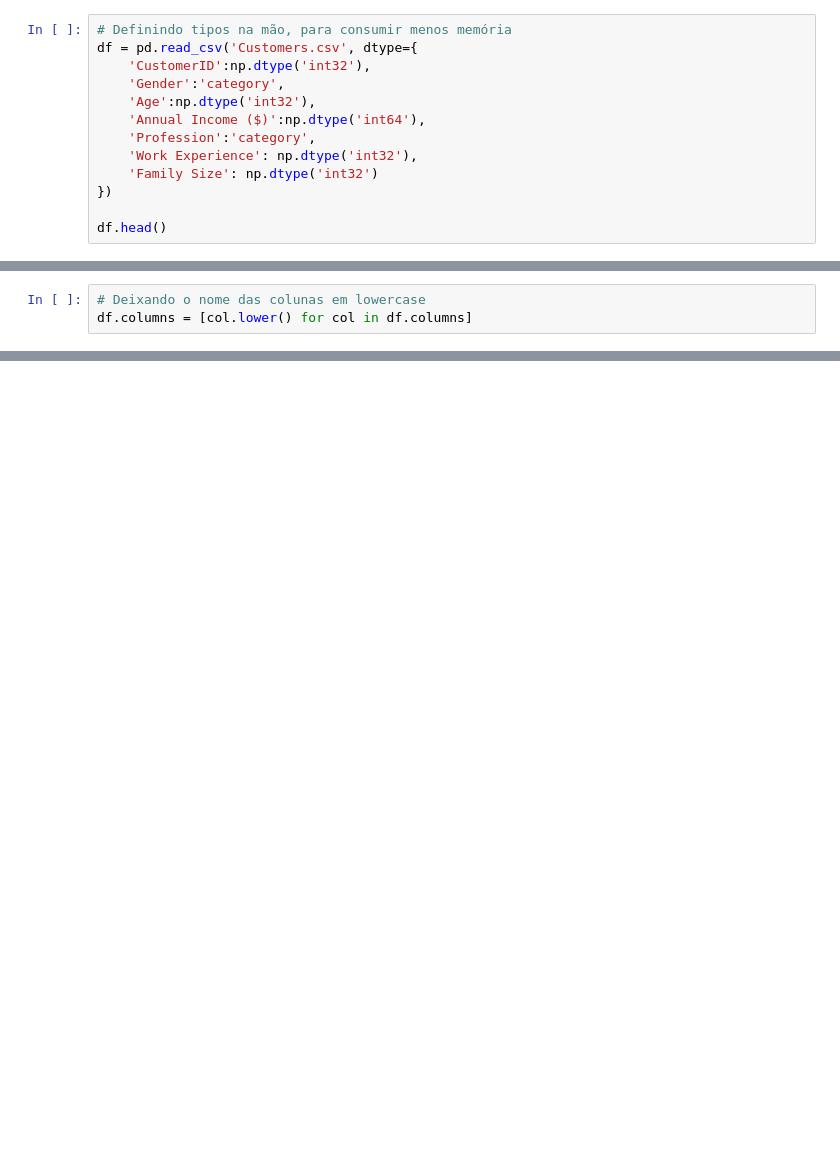
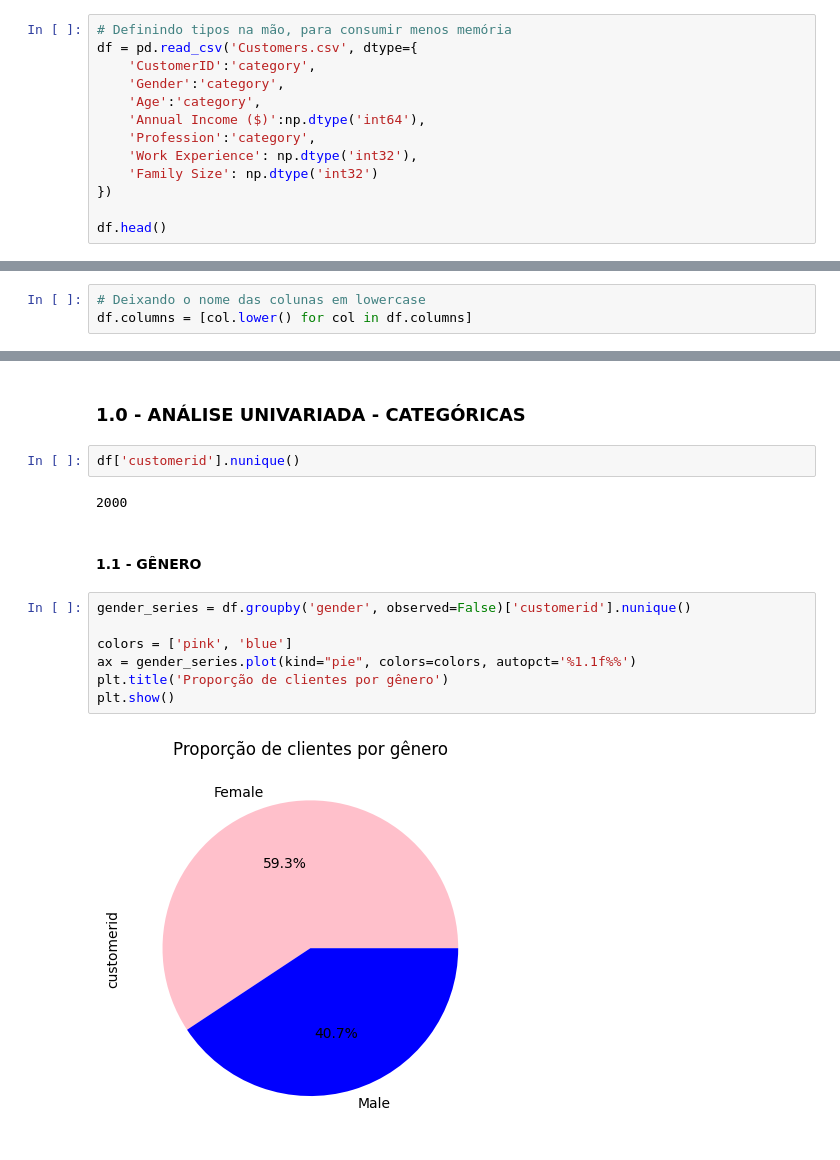
Before and after one commit to IHASCIONAL/EDA_e_segmentacao_de_publico, a Jupyter notebook: EDA.ipynb, the cells around one changed output, grey strips where cells are left out. Cells and saved outputs as stored; diff of their text form; blank space fills up the shorter version.

Commit message:
Análise Exploratória univariada das variáveis categóricas

```diff
--- a/EDA.ipynb
+++ b/EDA.ipynb
@@ -4,9 +14,9 @@ import numpy as np
 # %%
 # Definindo tipos na mão, para consumir menos memória
 df = pd.read_csv('Customers.csv', dtype={
-    'CustomerID':np.dtype('int32'),
+    'CustomerID':'category',
     'Gender':'category',
-    'Age':np.dtype('int32'),
+    'Age':'category',
     'Annual Income ($)':np.dtype('int64'),
     'Profession':'category',
     'Work Experience': np.dtype('int32'),
@@ -73 +83,18 @@ Family Size               0.00
 dtype: float64
+# %% [markdown]
+### 1.0 - ANÁLISE UNIVARIADA - CATEGÓRICAS
+# %%
+df['customerid'].nunique()
+# %% [output]
+2000
+# %% [markdown]
+#### 1.1 - GÊNERO
+# %%
+gender_series = df.groupby('gender', observed=False)['customerid'].nunique()
+
+colors = ['pink', 'blue']
+ax = gender_series.plot(kind="pie", colors=colors, autopct='%1.1f%%')
+plt.title('Proporção de clientes por gênero')
+plt.show()
+# %% [output]
+[figure, added]
```
Also changed, not shown: parts of 13 cells of this notebook.
